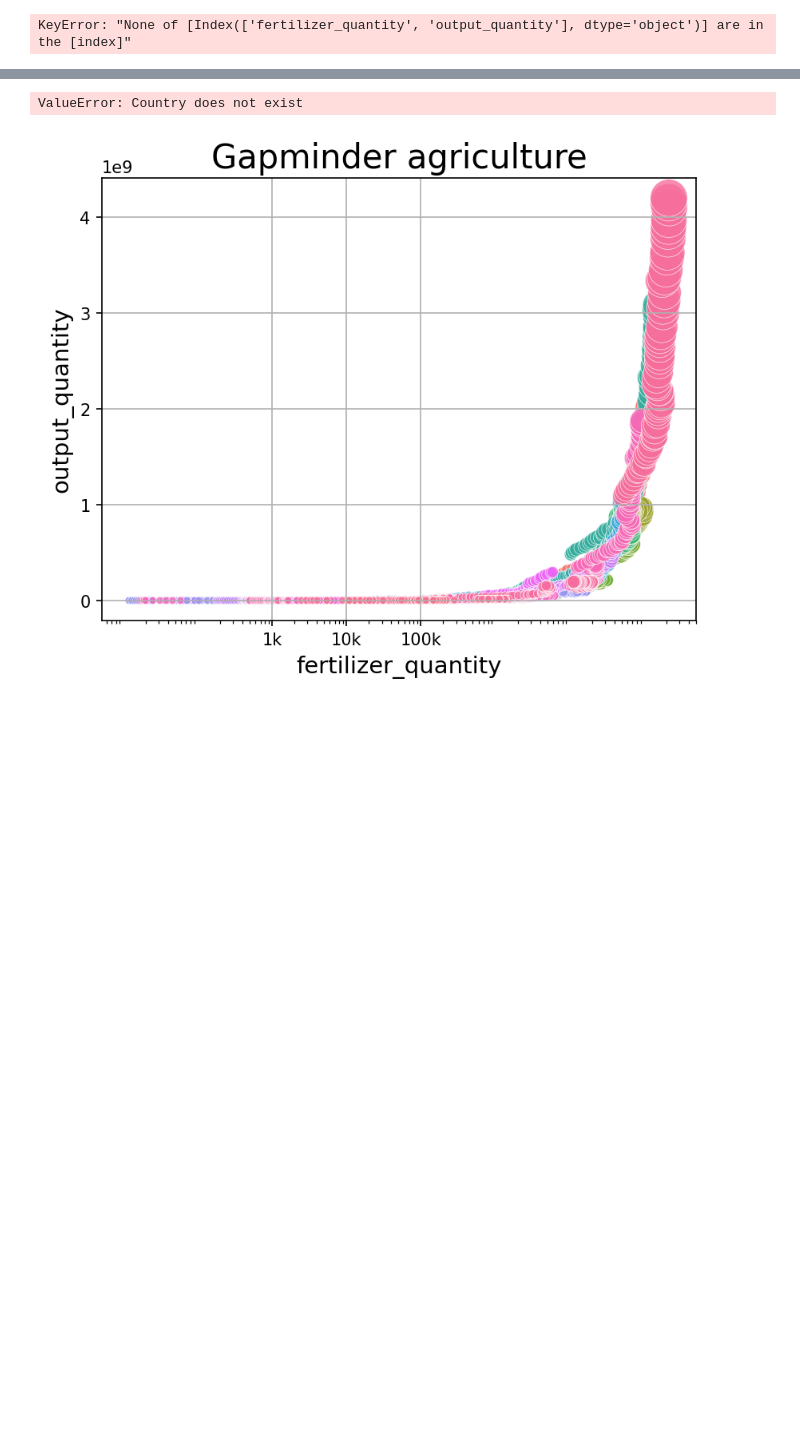
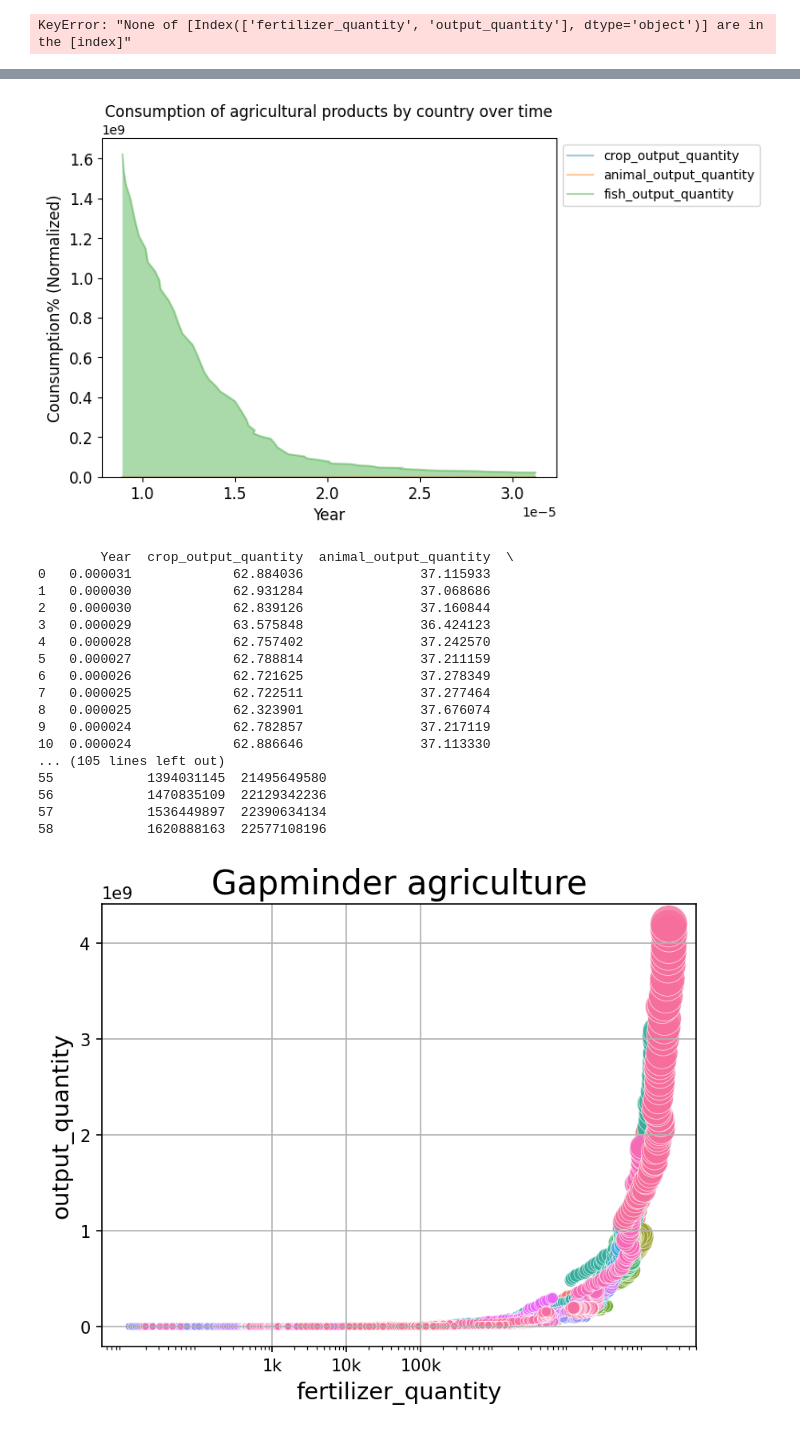
Before and after one commit to carlkrg/AP-Agros-Uni-Project, a Jupyter notebook: Testing/testing_notebook.ipynb, the cells around one changed output, grey strips where cells are left out. Drawn from its saved outputs; the diff is of its cells as text; code cells hidden in the pictures; blank space fills up the shorter version.

```diff
--- a/Testing/testing_notebook.ipynb
+++ b/Testing/testing_notebook.ipynb
@@ -105,7 +105,24 @@ test_obj.gapminder(2010)
-# %%
-test_obj.plot_country_chart("i")
-# %% [output]
-ValueError: Country does not exist
+# %%
+test_obj.plot_area_chart('World', normalize=True)
+# %% [output]
+[figure, added]
+        Year  crop_output_quantity  animal_output_quantity  \
+0   0.000031             62.884036               37.115933
+1   0.000030             62.931284               37.068686
+2   0.000030             62.839126               37.160844
+3   0.000029             63.575848               36.424123
+4   0.000028             62.757402               37.242570
+5   0.000027             62.788814               37.211159
+6   0.000026             62.721625               37.278349
+7   0.000025             62.722511               37.277464
+8   0.000025             62.323901               37.676074
+9   0.000024             62.782857               37.217119
+10  0.000024             62.886646               37.113330
+... (105 lines left out)
+55            1394031145  21495649580
+56            1470835109  22129342236
+57            1536449897  22390634134
+58            1620888163  22577108196
 # %%
 # Increase the graph size
 plt.figure(dpi=150)
```
Also changed, not shown: parts of 1 cell of this notebook.
